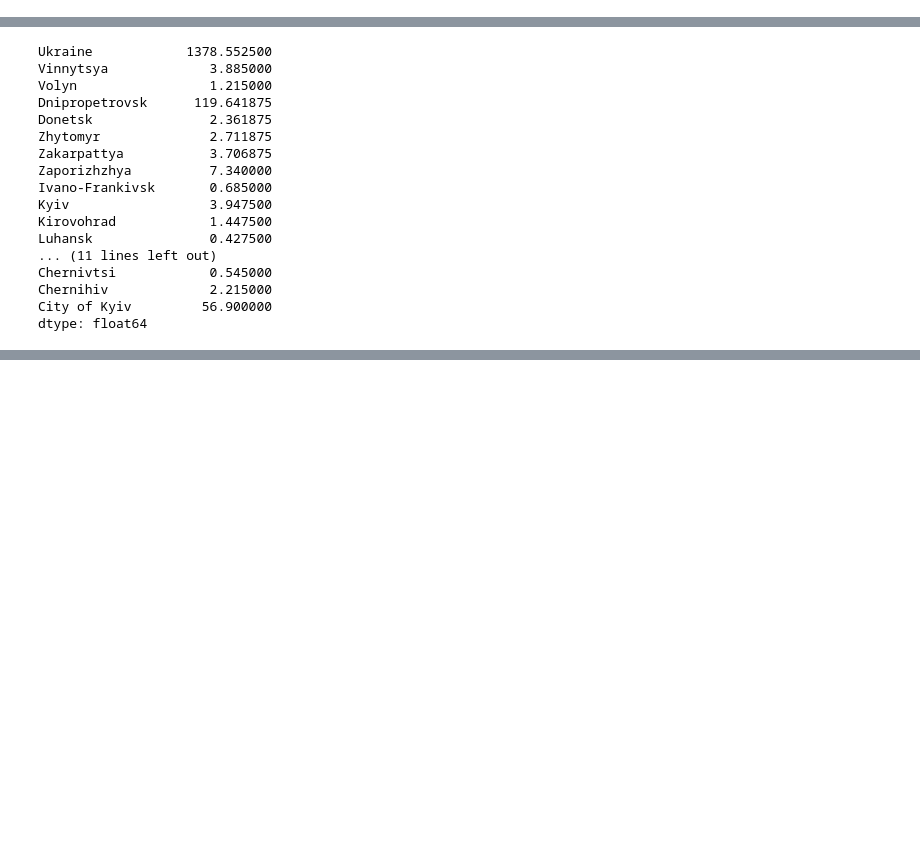
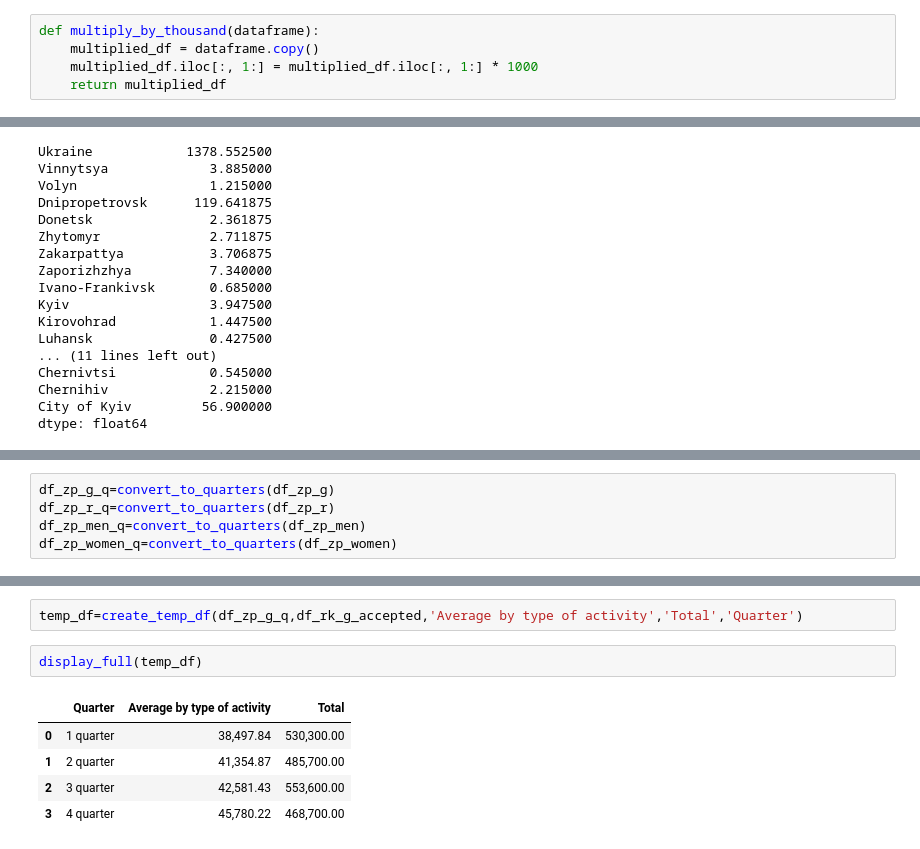
Before and after one commit to pavlosemyvolos/Assessment, a Jupyter notebook: main.ipynb, the cells around one changed output, grey strips where cells are left out. Cells and saved outputs as stored; diff of their text form; blank space fills up the shorter version.

```diff
--- a/main.ipynb
+++ b/main.ipynb
@@ -52,3 +82,8 @@ def create_temp_df(df1, df2, column_from_df1, column_from_df2, time_period):
+# %%
+def multiply_by_thousand(dataframe):
+    multiplied_df = dataframe.copy()
+    multiplied_df.iloc[:, 1:] = multiplied_df.iloc[:, 1:] * 1000
+    return multiplied_df
 # %% [markdown]
 # Функції для візуалізації
 # %%
@@ -784,0 +822,5 @@ dtype: float64
+# %%
+df_zp_g_q=convert_to_quarters(df_zp_g)
+df_zp_r_q=convert_to_quarters(df_zp_r)
+df_zp_men_q=convert_to_quarters(df_zp_men)
+df_zp_women_q=convert_to_quarters(df_zp_women)
@@ -784,0 +868,10 @@ dtype: float64
+# %%
+temp_df=create_temp_df(df_zp_g_q,df_rk_g_accepted,'Average by type of activity','Total','Quarter')
+# %%
+display_full(temp_df)
+# %% [output]
+|  | Quarter | Average by type of activity | Total |
+| 0 | 1 quarter | 38,497.84 | 530,300.00 |
+| 1 | 2 quarter | 41,354.87 | 485,700.00 |
+| 2 | 3 quarter | 42,581.43 | 553,600.00 |
+| 3 | 4 quarter | 45,780.22 | 468,700.00 |
```
Also changed, not shown: parts of 11 cells of this notebook, 1 other file.
